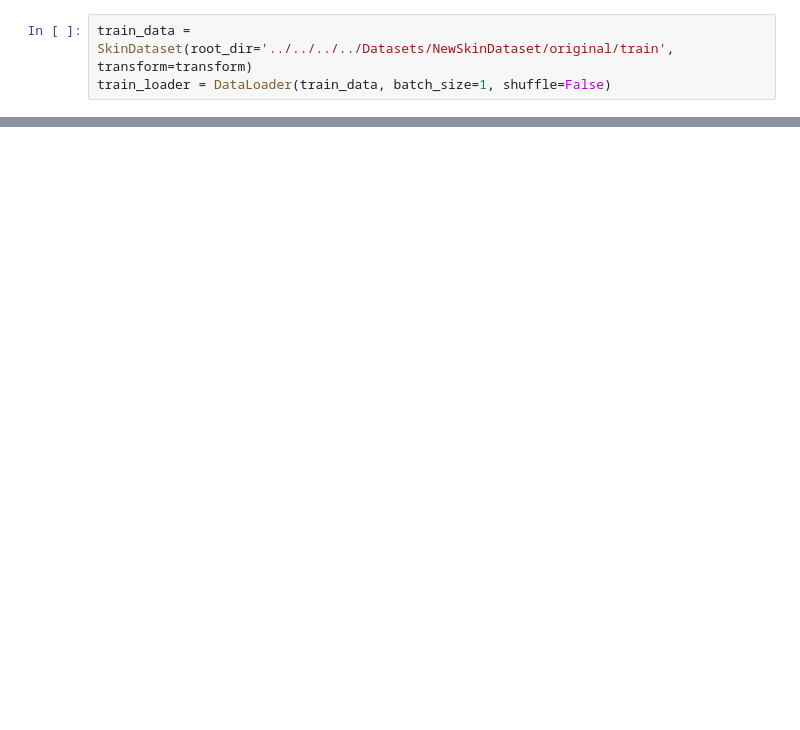
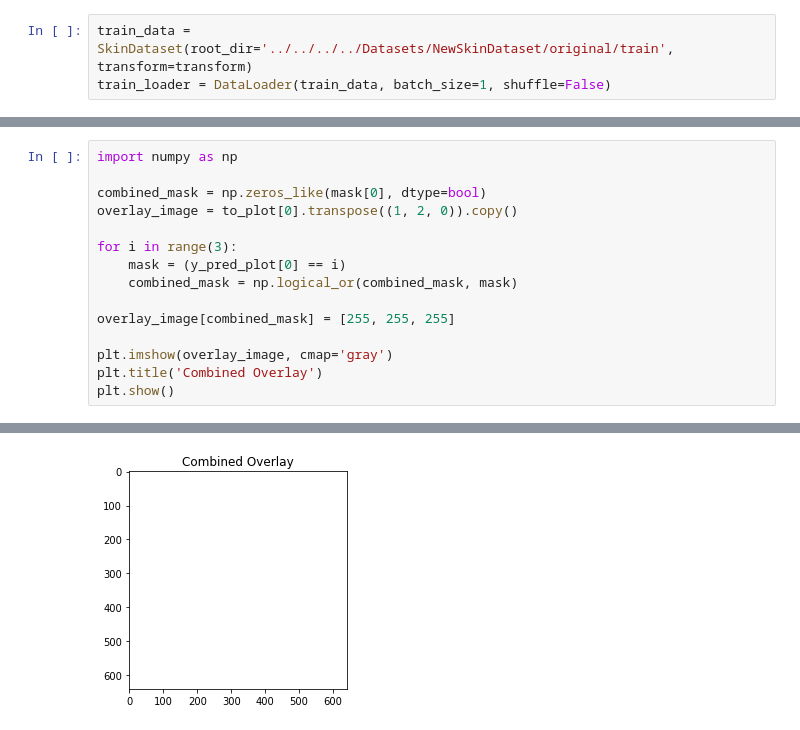
Before and after one commit to sigongjoa/skin-type-recognition, a Jupyter notebook: segmentation_models/infrence.ipynb, the cells around one changed output, grey strips where cells are left out. Saved outputs shown, nothing was run; the diff lists cells and outputs as text; blank space fills up the shorter version.

```diff
--- a/segmentation_models/infrence.ipynb
+++ b/segmentation_models/infrence.ipynb
@@ -247,0 +183,16 @@ Clipping input data to the valid range for imshow with RGB data ([0..1] for floa
+# %%
+import numpy as np
+
+combined_mask = np.zeros_like(mask[0], dtype=bool)
+overlay_image = to_plot[0].transpose((1, 2, 0)).copy()
+
+for i in range(3):
+    mask = (y_pred_plot[0] == i)
+    combined_mask = np.logical_or(combined_mask, mask)
+
+overlay_image[combined_mask] = [255, 255, 255]
+
+plt.imshow(overlay_image, cmap='gray')
+plt.title('Combined Overlay')
+plt.show()
+# %% [output]
@@ -248,2 +200,3 @@ Clipping input data to the valid range for imshow with RGB data ([0..1] for floa
+[figure, added]
 # %%
 from datasets import load_metric
```
Also changed, not shown: parts of 11 cells of this notebook, 1 other file.
